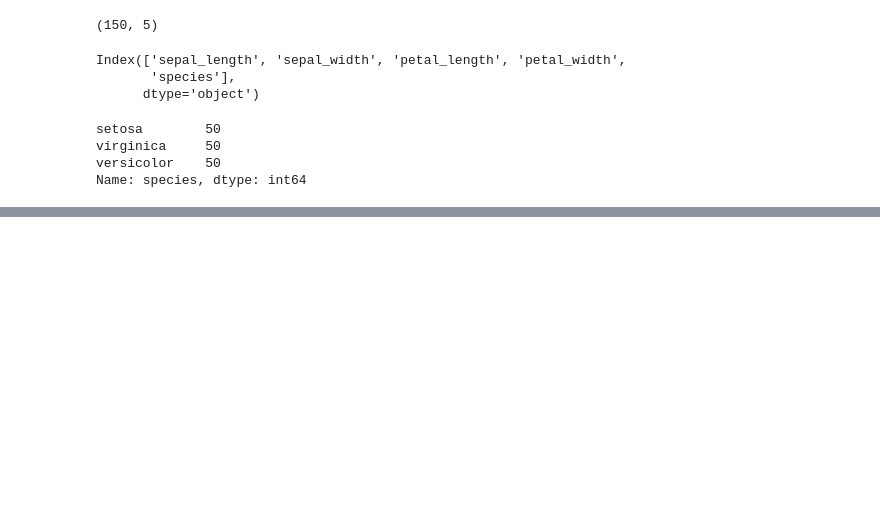
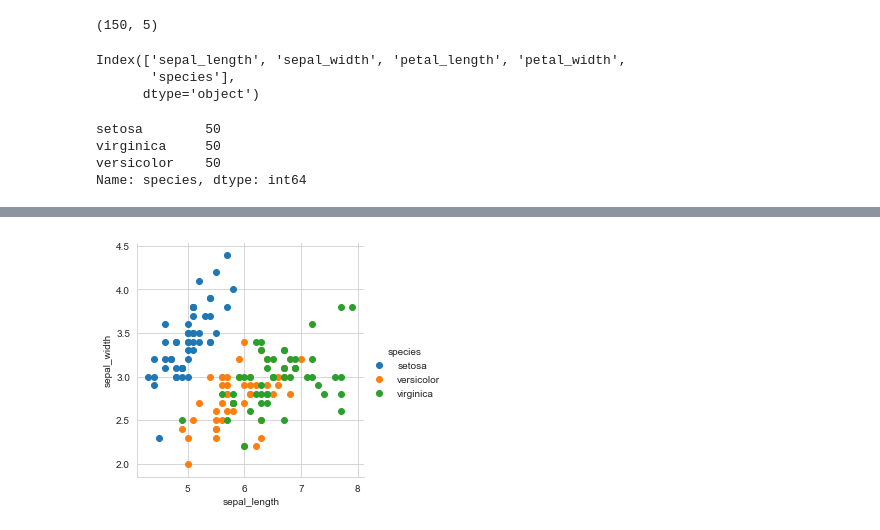
Before and after one commit to rishavhack/Machine-Learning-Using-Python, a Jupyter notebook: Plotting for exploratory data analysis (EDA)/Introduction to IRIS dataset and 2D scatter plot.ipynb, the cells around one changed output, grey strips where cells are left out. Cells and saved outputs as stored; diff of their text form; code cells hidden in the pictures; blank space fills up the shorter version.

```diff
--- a/Plotting for exploratory data analysis (EDA)/Introduction to IRIS dataset and 2D scatter plot.ipynb
+++ b/Plotting for exploratory data analysis (EDA)/Introduction to IRIS dataset and 2D scatter plot.ipynb
@@ -24,0 +47,16 @@ Name: species, dtype: int64
+# %%
+# 2-D Scatter plot with color-coding for each flower type/class.
+# Here 'sns' corresponds to seaborn.
+
+sns.set_style("whitegrid");
+sns.FacetGrid(iris,hue="species",size=4) \
+    .map(plt.scatter,"sepal_length","sepal_width") \
+    .add_legend()
+plt.show()
+
+# Notice that the blue points can be easily separated
+# From red and green by drawing a line
+# But red and green data points cannot plots for each combination of features
+# How many many combinations exists ? 4C2 = 6
+# %% [output]
+[figure, added]
```
Also changed, not shown: parts of 6 cells of this notebook.
